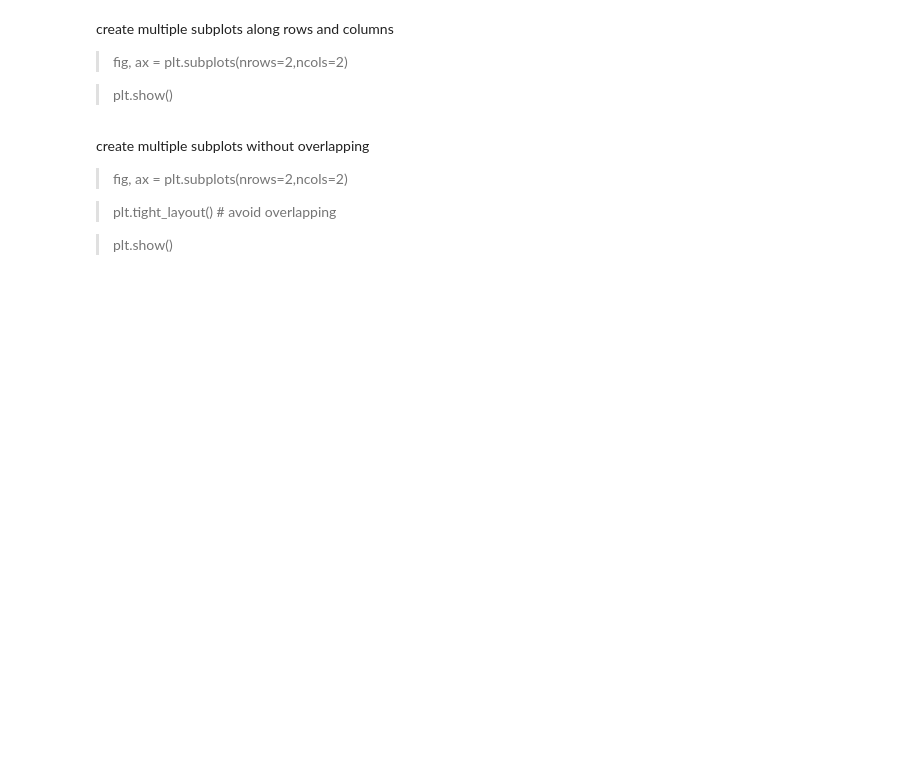
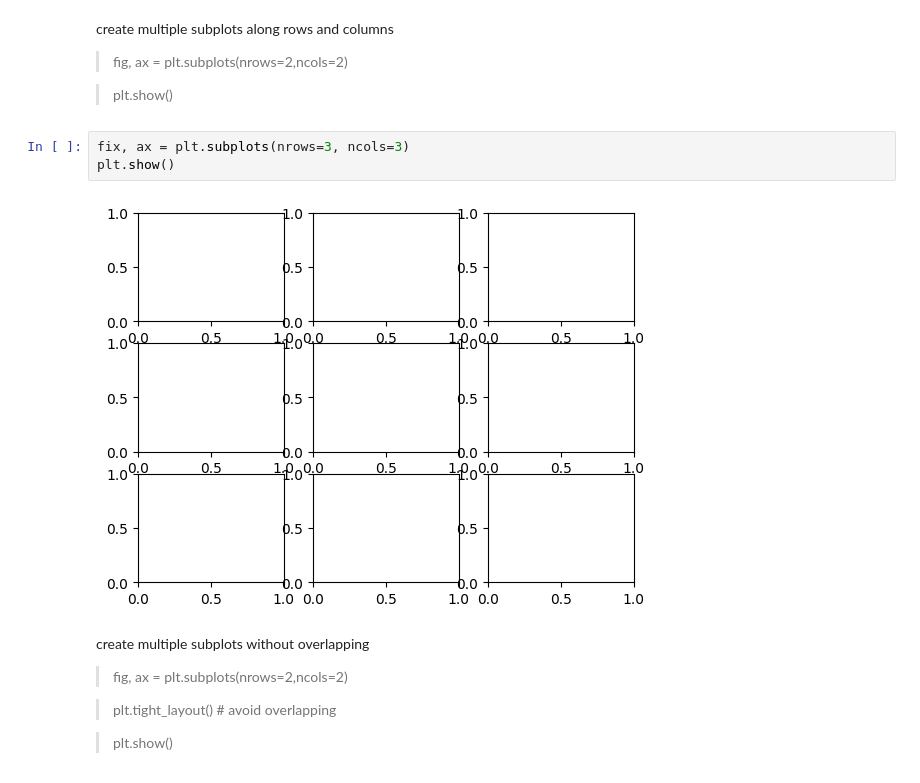
Before and after one commit to FlavioC30/PracticasSisDInfII, a Jupyter notebook: 03_Matplotlib.ipynb, the cells around one changed output. Drawn from its saved outputs; the diff is of its cells as text; blank space fills up the shorter version.

```diff
--- a/03_Matplotlib.ipynb
+++ b/03_Matplotlib.ipynb
@@ -75,6 +84,11 @@ create multiple subplots along rows and columns
 > fig, ax = plt.subplots(nrows=2,ncols=2)
 
 > plt.show()
+# %%
+fix, ax = plt.subplots(nrows=3, ncols=3)
+plt.show()
+# %% [output]
+[figure, added]
 # %% [markdown]
 create multiple subplots without overlapping
 
```
Also changed, not shown: parts of 6 cells of this notebook.
